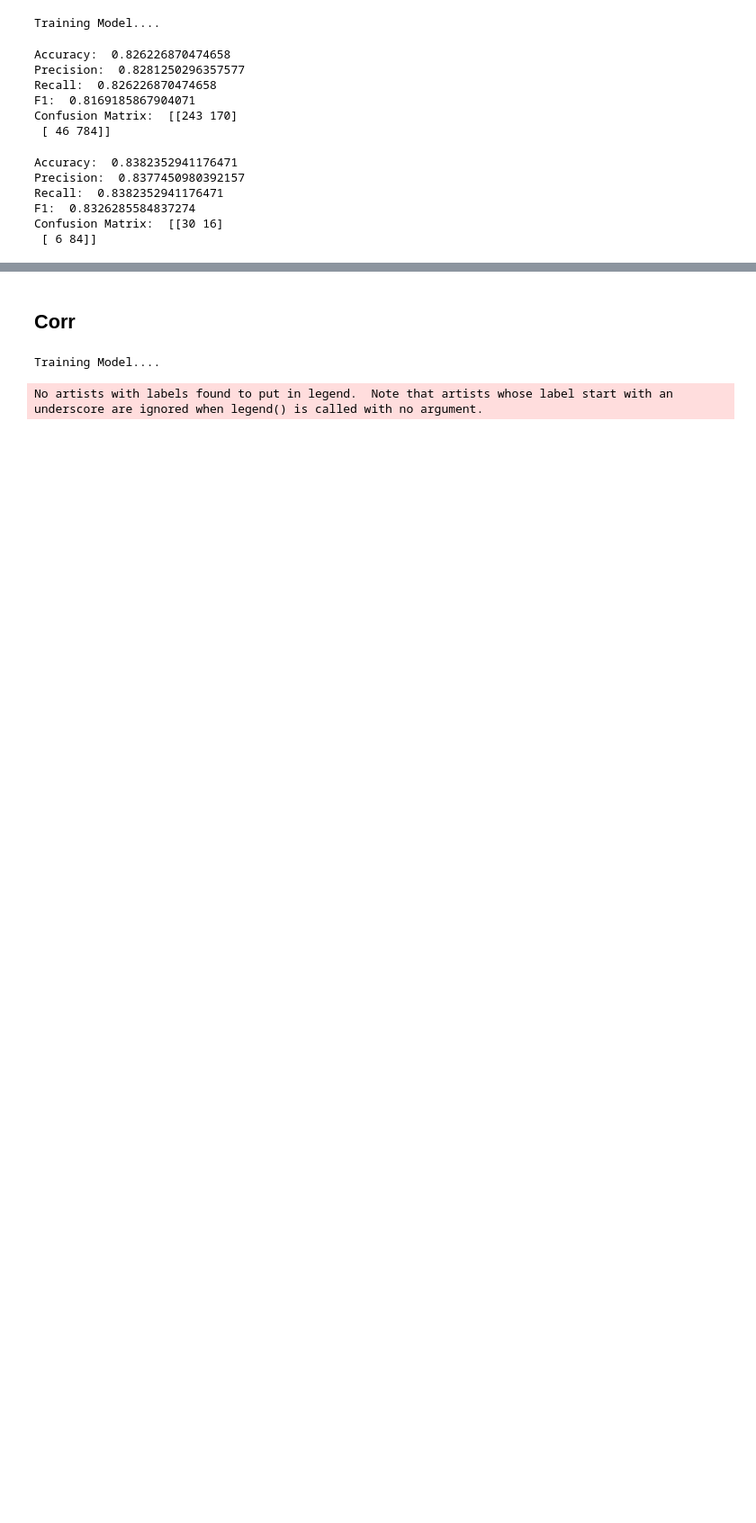
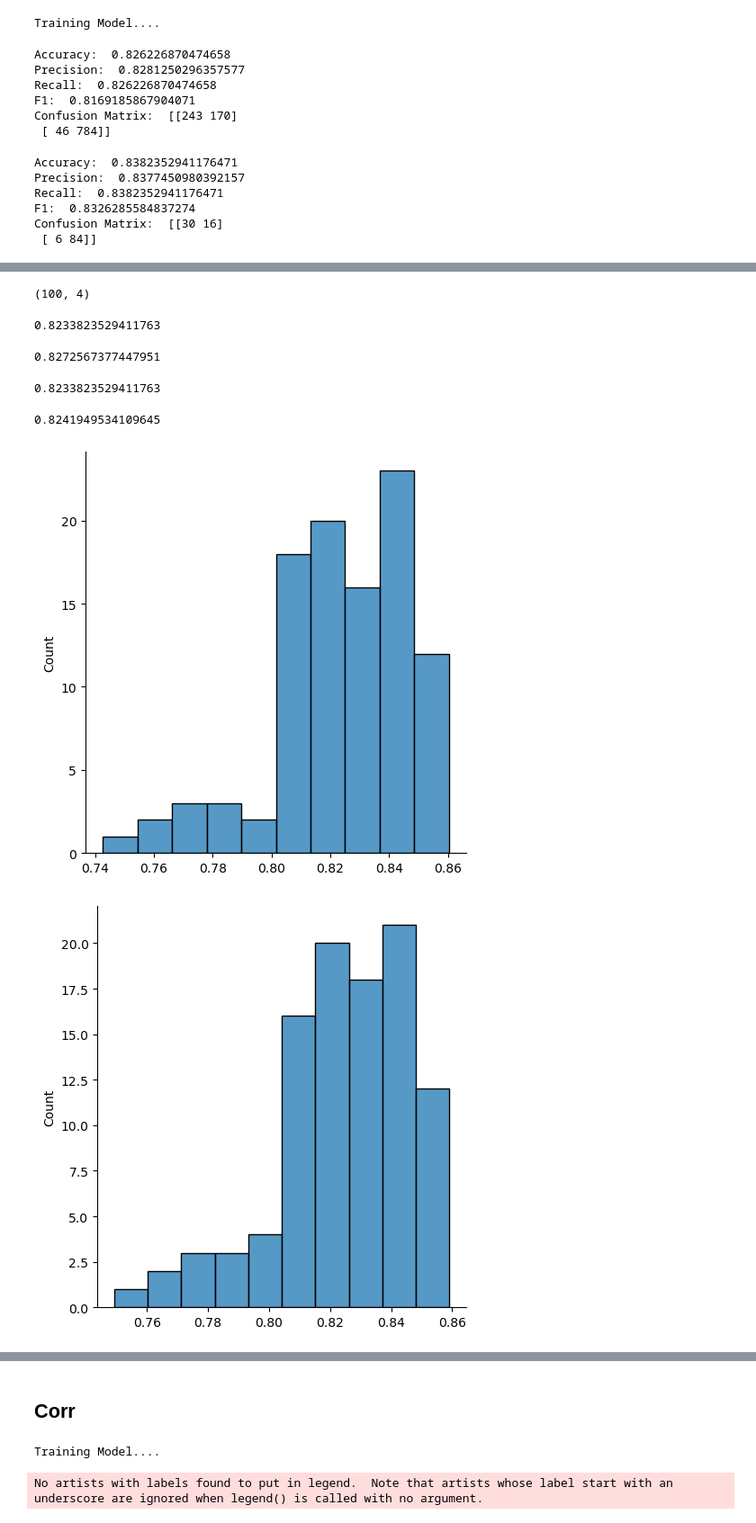
Before and after one commit to mhmdrdwn/EEG-Graph, a Jupyter notebook: graph_gcn_caueeg_normal_abnormal.ipynb, the cells around one changed output, grey strips where cells are left out. Shown at 90% size. Drawn from its saved outputs; the diff is of its cells as text; code cells hidden in the pictures; blank space fills up the shorter version.

```diff
--- a/graph_gcn_caueeg_normal_abnormal.ipynb
+++ b/graph_gcn_caueeg_normal_abnormal.ipynb
@@ -638,0 +682,35 @@ Confusion Matrix:  [[30 16]
+# %%
+test_accuaries = np.array(test_accuaries)
+test_accuaries.shape
+# %% [output]
+(100, 4)
+# %%
+test_accuaries[:, 0].mean()
+# %% [output]
+0.8233823529411763
+# %%
+test_accuaries[:, 1].mean()
+# %% [output]
+0.8272567377447951
+# %%
+test_accuaries[:, 2].mean()
+# %% [output]
+0.8233823529411763
+# %%
+test_accuaries[:, 3].mean()
+# %% [output]
+0.8241949534109645
+# %%
+import seaborn as sns
+sns.displot(list(test_accuaries[:, 0]))
+plt.savefig('accuracy_uncertainty.pdf')
+sns.displot(list(test_accuaries[:, 3]))
+plt.savefig('f1_uncertainty.pdf')
+sns.displot(list(test_accuaries[:, 1]))
+plt.yticks(range(0,25, 5))
+plt.savefig("precision_uncertainty.pdf")
+sns.displot(list(test_accuaries[:, 2]))
+plt.savefig("recall_uncertainty.pdf")
+# %% [output]
+[figure, added]
+[figure, added]
```
Also changed, not shown: parts of 3 cells of this notebook, 1 other file.
